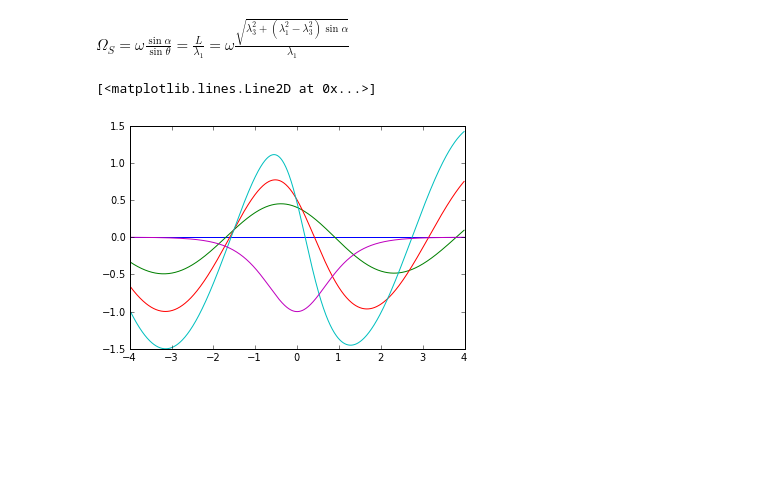
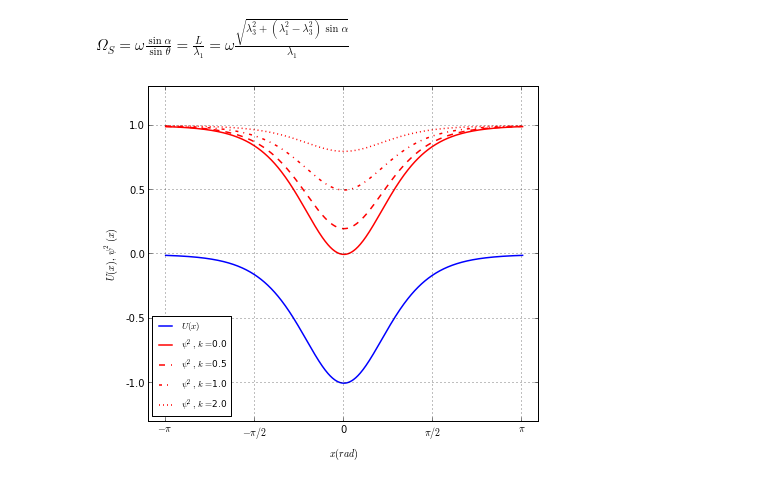
Before and after one commit to jvanatta/particle-tracks, a Jupyter notebook: week3/GraphicsEx2.ipynb, the cells around one changed output. Cells and saved outputs as stored; diff of their text form; code cells hidden in the pictures; blank space fills up the shorter version.

Commit message:
most of graphix ex2 and start of template plots

```diff
--- a/week3/GraphicsEx2.ipynb
+++ b/week3/GraphicsEx2.ipynb
@@ -10,20 +10,41 @@ $\frac{d\sigma}{d\Omega} = \frac{k\pi^2(\pi-\theta)}{mu^2_0\theta^2 (2\pi - \the
 $\langle f \rangle = \frac{1}{\tau} \displaystyle\int^\tau_0 f(t)dt$
 # %% [markdown]
 $ \Omega_S = \omega \frac{\sin \alpha}{\sin \theta} = \frac{L}{\lambda_1} = \omega \frac{\sqrt{\lambda^2_3 + (\lambda^2_1 - \lambda^2_3) \sin \alpha }}{\lambda_1} $
-# %%
-a = 1
-x = arange(-4,4,.01)
-u = -(1/cosh(a*x))**2
-k = 1
-
-i = 1j
-
-for m in range(0,4,1):
-    a = float(m)/2
-    psi = a * ((i*k - a*tanh(a*x))/(i*k+a))*e**(i*k*x)
-    plot(x,psi)
-
-plot(x,u)
-# %% [output]
-[<matplotlib.lines.Line2D at 0x...>]
-[figure, removed]
+# %%
+A = 1
+a = 1
+x = np.arange(-pi, pi+.01, .01)
+u = -(1/cosh(a*x))**2
+k = 1
+i = 1j
+
+z = a*x
+
+def psi2(x, k):
+    q = k/a
+    return (q**2+tanh(z)**2)/(q**2 + 1)
+
+plt.plot(x,u, linewidth = 1.5, label = "$U(x)$")
+
+#exclude k = 1.5
+linestyles = ['-','--','-.', ' ', ':']
+for m in range(0,5):
+    n = float(m)/2
+    if n != 1.5:
+        plt.plot(x,psi2(x, n), linestyle = linestyles[m], color = 'red', linewidth = 1.5,  label = "$\psi^2,\ k=$"+str(n))
+
+plt.legend(loc='best', fontsize = 9)
+plt.axis([-pi-.3,pi+.3,-1.3,1.3])
+
+plt.xlabel("$x(rad)$")
+plt.ylabel("$U(x),\ \psi^2(x)$")
+
+plt.xticks(np.arange(-pi, pi+.01, pi/2),[ "$-\pi$", "$-\pi/2$", "0", "$\pi/2$", "$\pi$"])
+plt.yticks(np.arange(-1.0,1.01,.5) , np.arange(-1.0,1.01,.5))
+
+plt.grid(True)
+plt.figsize(9,7)
+
+plt.show()
+# %% [output]
+[figure, added]
```
Also changed, not shown: parts of 5 cells of this notebook, 3 other files.
